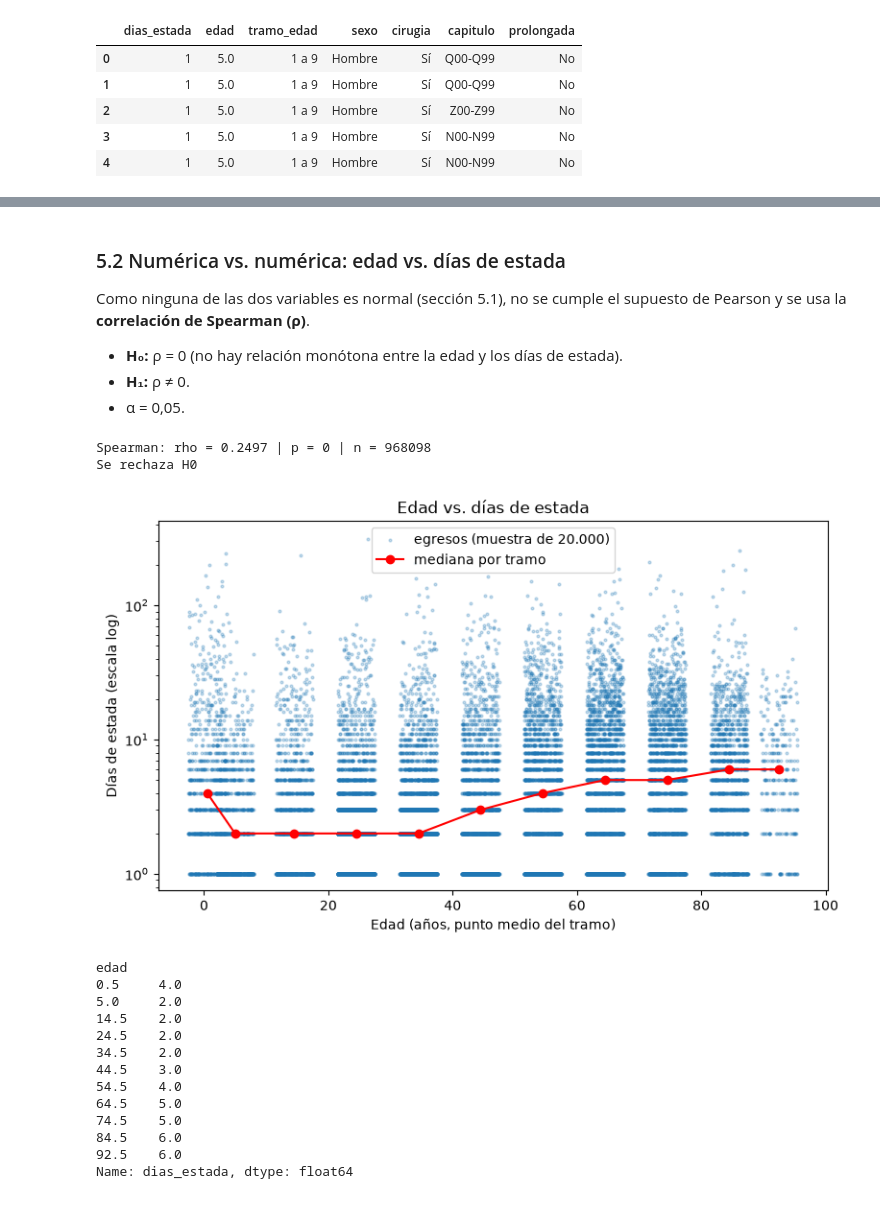
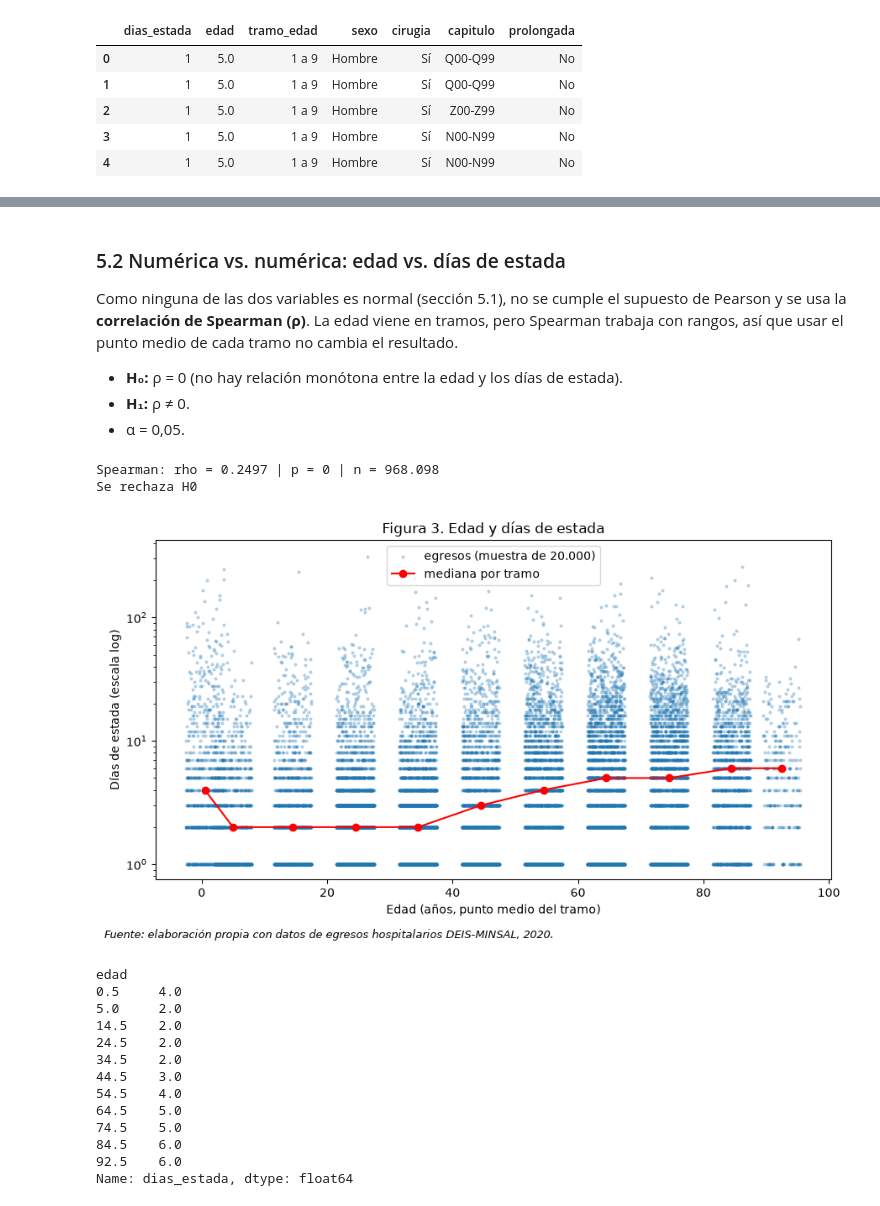
Before and after one commit to Francogogo/Analisis-de-datos-PROYECTO-, a Jupyter notebook: avance1.ipynb, the cells around one changed output, grey strips where cells are left out. Saved outputs shown, nothing was run; the diff lists cells and outputs as text; code cells hidden in the pictures.

```diff
--- a/avance1.ipynb
+++ b/avance1.ipynb
@@ -271,29 +280,29 @@ tabla_normalidad
 # %% [markdown]
 ### 5.2 Numérica vs. numérica: edad vs. días de estada
 
-Como ninguna de las dos variables es normal (sección 5.1), no se cumple el supuesto de Pearson y se usa la **correlación de Spearman (ρ)**.
+Como ninguna de las dos variables es normal (sección 5.1), no se cumple el supuesto de Pearson y se usa la **correlación de Spearman (ρ)**. La edad viene en tramos, pero Spearman trabaja con rangos, así que usar el punto medio de cada tramo no cambia el resultado.
 
 - **H₀:** ρ = 0 (no hay relación monótona entre la edad y los días de estada).
 - **H₁:** ρ ≠ 0.
 - α = 0,05.
 # %%
 rho, p = stats.spearmanr(df["edad"], df["dias_estada"])
-print(f"Spearman: rho = {rho:.4f} | p = {p:.3g} | n = {len(df)}")
+print(f"Spearman: rho = {rho:.4f} | p = {p:.3g} | n = {miles(len(df))}")
 print(decision(p))
 
 mediana_por_edad = df.groupby("edad")["dias_estada"].median()
 muestra = df.sample(20000, random_state=2026)
 fig, ax = plt.subplots(figsize=(9, 5))
 ax.scatter(muestra["edad"] + rng.uniform(-3, 3, len(muestra)), muestra["dias_estada"], s=4, alpha=0.25,
            label="egresos (muestra de 20.000)")
 ax.plot(mediana_por_edad.index, mediana_por_edad.values, "r-o", label="mediana por tramo")
 ax.set_yscale("log"); ax.set_xlabel("Edad (años, punto medio del tramo)"); ax.set_ylabel("Días de estada (escala log)")
-ax.set_title("Edad vs. días de estada"); ax.legend(); plt.show()
+ax.set_title("Figura 3. Edad y días de estada"); ax.legend(); fig.tight_layout(); fuente(fig); plt.show()
 mediana_por_edad
 # %% [output]
-Spearman: rho = 0.2497 | p = 0 | n = 968098
+Spearman: rho = 0.2497 | p = 0 | n = 968.098
 Se rechaza H0
-[figure, old version]
+[figure, new version]
 edad
 0.5     4.0
 5.0     2.0
```
Also changed, not shown: parts of 13 cells of this notebook.
